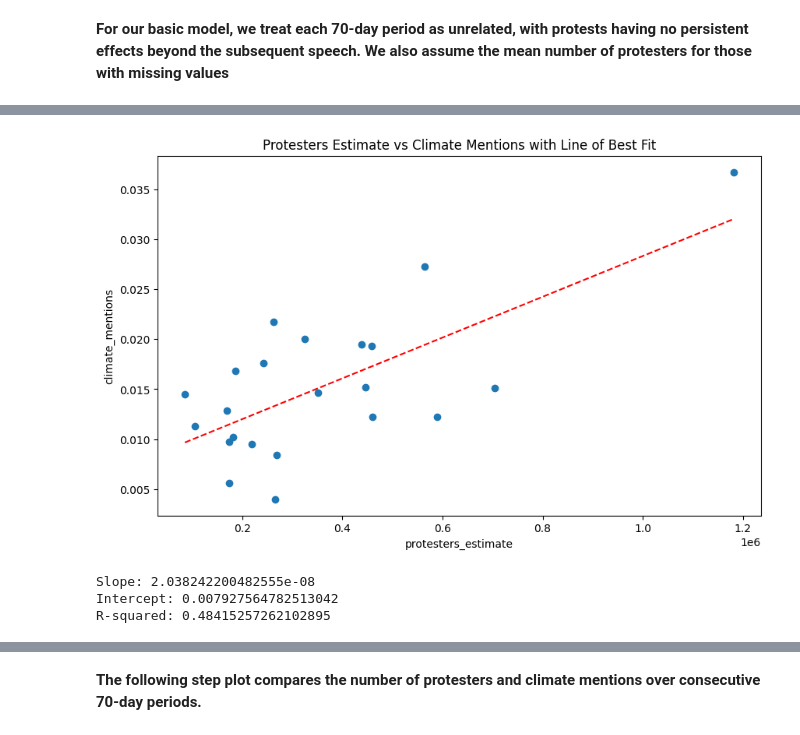
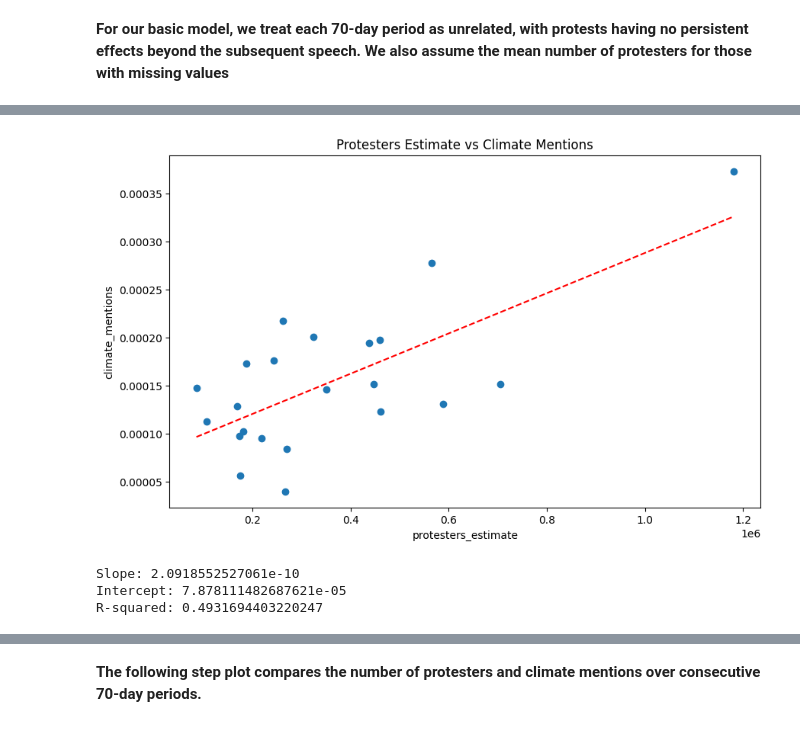
Before and after one commit to Arepo/climate_protest_modelling, a Jupyter notebook: Climate protest modelling.ipynb, the cells around one changed output, grey strips where cells are left out. Drawn from its saved outputs; the diff is of its cells as text; code cells hidden in the pictures.

```diff
--- a/Climate protest modelling.ipynb
+++ b/Climate protest modelling.ipynb
@@ -141,7 +142,7 @@ keywords_eu_lang = "|".join(keywords_translated).lower()
 # %% [markdown]
 **Find out what proportion of words in the transcript for each day with at least one speech are (a translation of) the phrase 'climate change' ("Down with climate change!" would register as 0.25)**
 # %%
-speeches_df['climate_mentions_percent'] = (speeches_df["clean_text"].str.count(keywords_eu_lang) / speeches_df["clean_text"].str.split().str.len())*100
+speeches_df['climate_mentions_proportion'] = (speeches_df["clean_text"].str.count(keywords_eu_lang) / speeches_df["clean_text"].str.split().str.len())
 speeches_df.drop('clean_text', axis=1, inplace=True)
 speeches_df.head()
 # %% [output]
@@ -281,7 +326,7 @@ def count_intervals_from_start(date):
 speeches_df['grouping_period'] = speeches_df.index.map(count_intervals_from_start)
 
 # Group by the period
-y_regular = speeches_df.groupby('grouping_period')['climate_mentions_percent'].mean()
+y_regular = speeches_df.groupby('grouping_period')['climate_mentions_proportion'].mean()
 y_regular.head(3)
 # %% [output]
 grouping_period
@@ -323,19 +368,28 @@ class ProtestSizeImputer(BaseEstimator, TransformerMixin):
 # %%
 class ProtestSizeImputer(BaseEstimator, TransformerMixin):
+    def __init__(self, impute_value=None):
+        self.impute_value = (impute_value or og_protests_df['protesters_estimate'].mean())
+
     def fit(self, X, y=None):
         return self
 
     def transform(self, X):
         X = X.copy()
-        X['protesters_estimate'] = X['protesters_estimate'] + X['size_is_unknown'] * og_protests_df['protesters_estimate'].mean()
+        X['protesters_estimate'] = X['protesters_estimate'] + X['size_is_unknown'] * self.impute_value
         return X[['protesters_estimate']]
+
+    # def transform(self, X):
+    #     X = pd.DataFrame(X, columns=['protesters_estimate', 'size_is_unknown'])
+    #     X['protesters_estimate'] = X['protesters_estimate'] + X['size_is_unknown'] * self.impute_value
+    #     return X.values
 
 
 preprocessor = ColumnTransformer(
     transformers = [
         ('protest_size_imputer', ProtestSizeImputer(), ['protesters_estimate', 'size_is_unknown']),
-        ('retained', 'passthrough', ['num_protests'])
-    ]
+
+    ],
+    remainder='passthrough'
 )
 
 protester_transformer = Pipeline([
@@ -364,39 +412,39 @@ np.float64(-0.44123450930419883)
 # %%
 # Create the scatter plot
 plt.figure(figsize=(10, 6))
-plt.scatter(corr_test_df['protesters_estimate'], corr_test_df['climate_mentions'])
+plt.scatter(correlation_df['protesters_estimate'], correlation_df['climate_mentions'])
 
 # Fit a linear regression model
-X = corr_test_df['protesters_estimate'].values.reshape(-1, 1)
-y = corr_test_df['climate_mentions'].values
+X = correlation_df['protesters_estimate'].values.reshape(-1, 1)
+y = correlation_df['climate_mentions'].values
 model = LinearRegression()
 model.fit(X, y)
 
 # Generate points for the line of best fit
 X_line = np.linspace(X.min(), X.max(), 100).reshape(-1, 1)
 y_line = model.predict(X_line)
 
 # Plot the line of best fit
 plt.plot(X_line, y_line, color='r', linestyle='--')
 
 # Add labels and title
 plt.xlabel('protesters_estimate')
 plt.ylabel('climate_mentions')
-plt.title('Protesters Estimate vs Climate Mentions with Line of Best Fit')
+plt.title('Protesters Estimate vs Climate Mentions')
 
 # Show the plot
 plt.show()
 
 # Print the coefficient and intercept of the line
 print(f"Slope: {model.coef_[0]}")
 print(f"Intercept: {model.intercept_}")
 
 # Calculate and print R-squared
 from sklearn.metrics import r2_score
 r2 = r2_score(y, model.predict(X))
 print(f"R-squared: {r2}")
 # %% [output]
-[figure, old version]
+[figure, new version]
-Slope: 2.038242200482555e-08
-Intercept: 0.007927564782513042
-R-squared: 0.48415257262102895
+Slope: 2.0918552527061e-10
+Intercept: 7.878111482687621e-05
+R-squared: 0.4931694403220247
```
Also changed, not shown: parts of 41 cells of this notebook, 1 other file.
